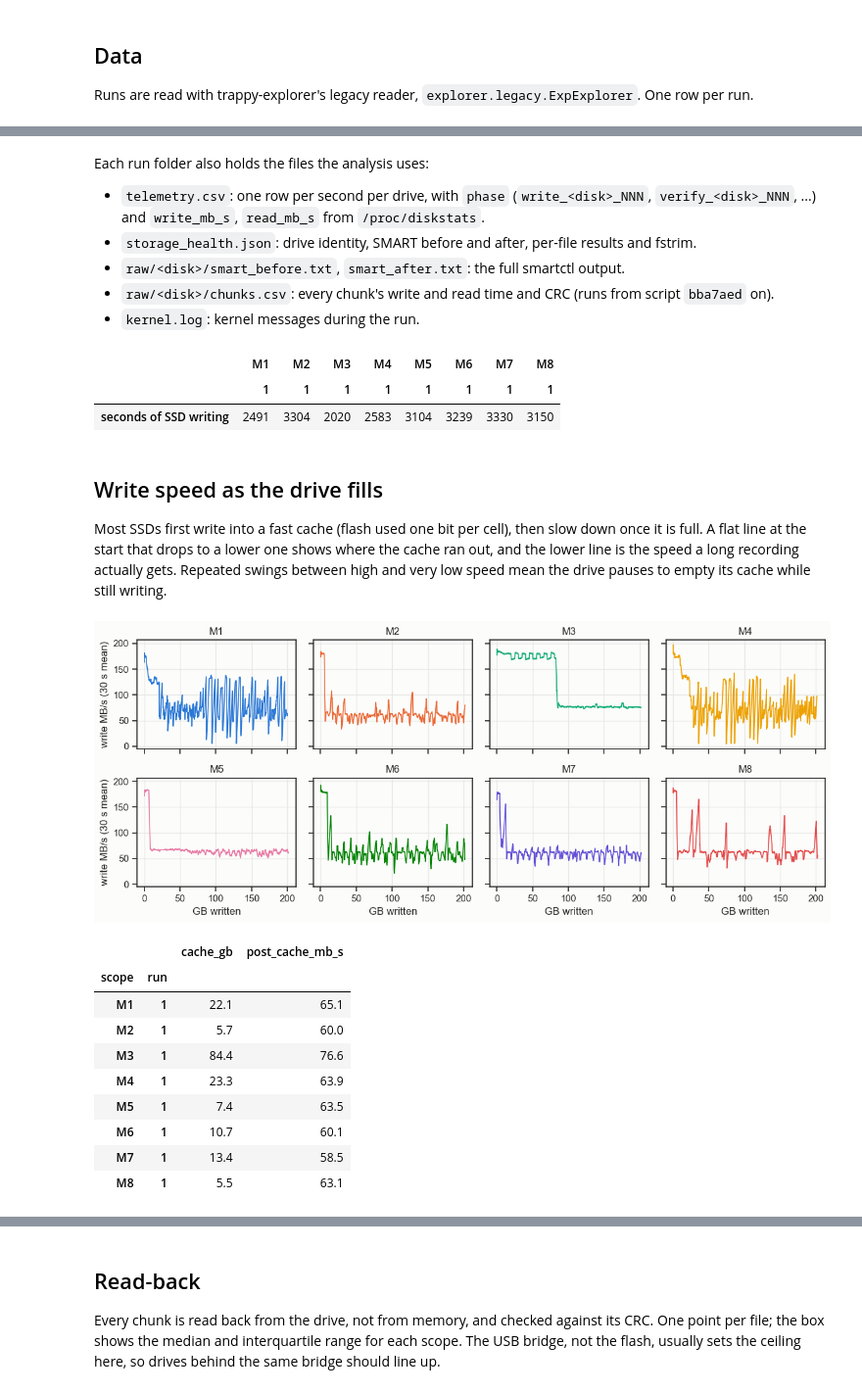
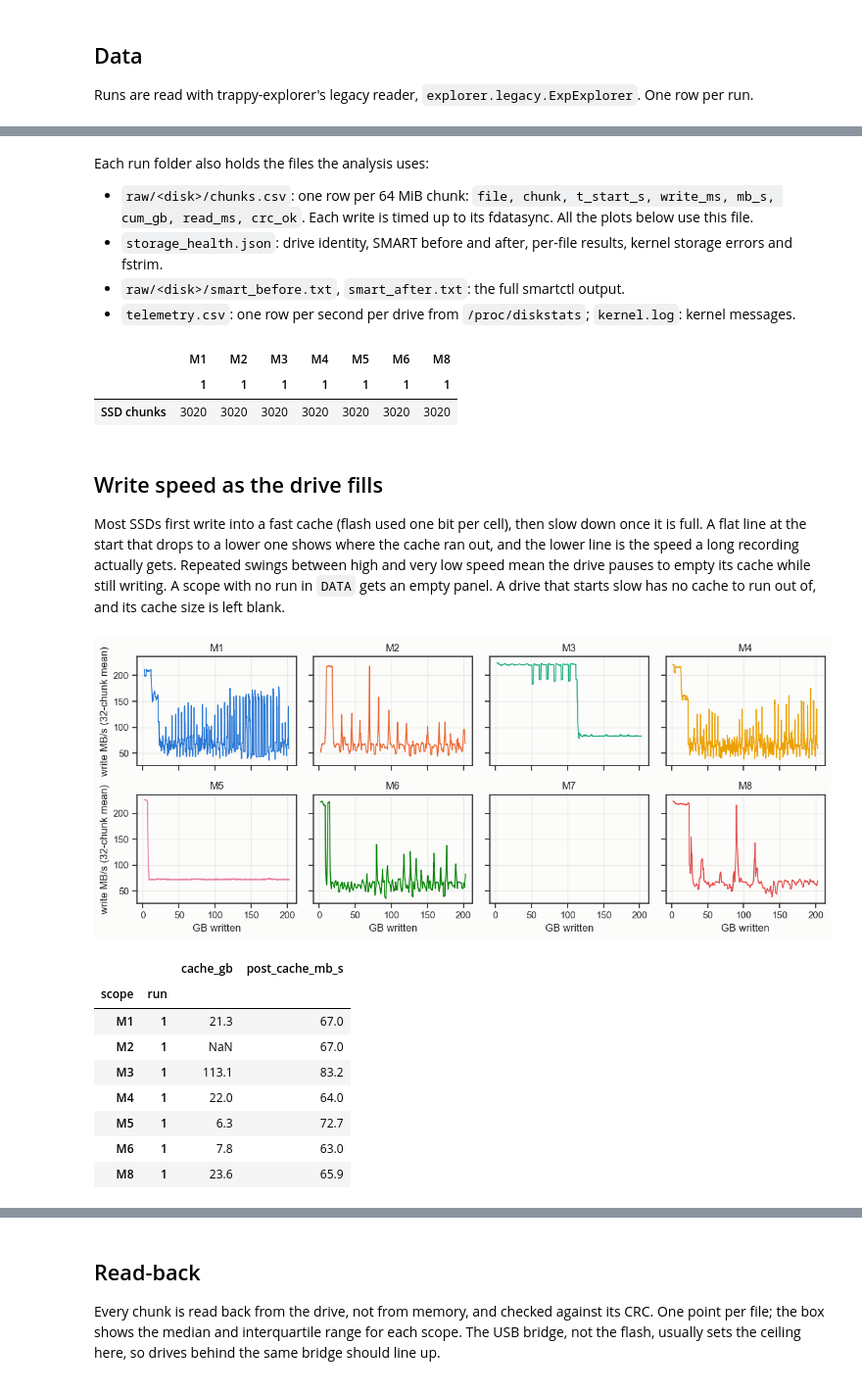
Before and after one commit to Trappy-Scopes/trappyframe, a Jupyter notebook: calibrations/storage_health.ipynb, the cells around one changed output, grey strips where cells are left out. Shown at 98% size. Cells and saved outputs as stored; diff of their text form; code cells hidden in the pictures.

```diff
--- a/calibrations/storage_health.ipynb
+++ b/calibrations/storage_health.ipynb
@@ -60,9 +41,11 @@ import seaborn as sns
 import rich, yaml
 from explorer.legacy import ExpExplorer
 
-DATA = os.environ.get("CALIBRATION_DATA", "/Users/byatharth/data/debugging/2026_11_13_storage_health_data")   # set to your own runs
+DATA = "/Users/byatharth/data/debugging/2026_11_15_storage_test2"   # set to your own runs
 OUT = "results"                                        # the fleet table is written here
 REQ = 15.7                                             # MB/s a continuous recording needs
+CHUNK_MB = 64 * 2**20 / 1e6                            # one 64 MiB chunk, in MB
+RT_S = CHUNK_MB / REQ                                  # seconds of video one chunk holds (~4.3 s)
 SCOPES = [f"M{i}" for i in range(1, 9)]
 COLORS = dict(zip(SCOPES, ["#2a78d6", "#eb6834", "#1baf7a", "#eda100",
                            "#e87ba4", "#008300", "#6250d6", "#e34948"]))
@@ -154,36 +135,30 @@ verify       168 rows   disk, n, chunks_bad, chunks_ok, read_mb_s
 # %% [markdown]
 Each run folder also holds the files the analysis uses:
 
-- `telemetry.csv`: one row per second per drive, with `phase` (`write_<disk>_NNN`, `verify_<disk>_NNN`, ...)
-  and `write_mb_s`, `read_mb_s` from `/proc/diskstats`.
-- `storage_health.json`: drive identity, SMART before and after, per-file results and fstrim.
+- `raw/<disk>/chunks.csv`: one row per 64 MiB chunk: `file, chunk, t_start_s, write_ms, mb_s, cum_gb,
+  read_ms, crc_ok`. Each write is timed up to its fdatasync. All the plots below use this file.
+- `storage_health.json`: drive identity, SMART before and after, per-file results, kernel storage errors and fstrim.
 - `raw/<disk>/smart_before.txt`, `smart_after.txt`: the full smartctl output.
-- `raw/<disk>/chunks.csv`: every chunk's write and read time and CRC (runs from script `bba7aed` on).
-- `kernel.log`: kernel messages during the run.
+- `telemetry.csv`: one row per second per drive from `/proc/diskstats`; `kernel.log`: kernel messages.
 # %%
 def find(d, pattern):
     hit = sorted(glob.glob(os.path.join(d, "**", pattern), recursive=True))
     return hit[0] if hit else None
 
 def load(row):
-    t = pd.read_csv(f"{row.dir}/telemetry.csv")
-    t = t[t.disk == "sda"].reset_index(drop=True)
-    t["dt"] = t.elapsed_s.diff().fillna(1.0)               # rows are ~1 s apart, not exactly
-    t["mb"] = t.write_mb_s * t.dt
-    edge = (t.phase != t.phase.shift()) | (t.phase != t.phase.shift(-1))
-    w = t[t.phase.str.startswith("write_sda") & ~edge].reset_index(drop=True)  # drop file switches
-    w["gb"] = w.mb.cumsum() / 1000
-    w["minutes"] = (w.elapsed_s - w.elapsed_s.iloc[0]) / 60
-    return w
+    c = pd.read_csv(find(row.dir, "sda/chunks.csv"))
+    c["write_s"] = c.write_ms / 1000
+    c["minutes"] = c.t_start_s / 60
+    return c
 
 W = {k: load(r) for k, r in runs.iterrows()}
 J = {k: json.load(open(f"{r.dir}/storage_health.json")) for k, r in runs.iterrows()}
 dev = lambda k, disk: next(x for x in J[k]["devices"] if x["device"]["name"] == disk)
-pd.Series({k: len(w) for k, w in W.items()}, name="seconds of SSD writing").to_frame().T
+pd.Series({k: len(w) for k, w in W.items()}, name="SSD chunks").to_frame().T
 # %% [output]
-|  | M1 | M2 | M3 | M4 | M5 | M6 | M7 | M8 |
-|  | 1 | 1 | 1 | 1 | 1 | 1 | 1 | 1 |
-| seconds of SSD writing | 2491 | 3304 | 2020 | 2583 | 3104 | 3239 | 3330 | 3150 |
+|  | M1 | M2 | M3 | M4 | M5 | M6 | M8 |
+|  | 1 | 1 | 1 | 1 | 1 | 1 | 1 |
+| SSD chunks | 3020 | 3020 | 3020 | 3020 | 3020 | 3020 | 3020 |
 # %% [markdown]
 ## Write speed as the drive fills
 
@@ -191,31 +166,33 @@ Most SSDs first write into a fast cache (flash used one bit per cell), then slow
 line at the start that drops to a lower one shows where the cache ran out, and the lower line is the speed a
 long recording actually gets. Repeated swings between high and very low speed mean the drive pauses to empty
 its cache while still writing.
+A scope with no run in `DATA` gets an empty panel. A drive that starts slow has no cache to run out of, and its
+cache size is left blank.
 # %%
 fig, axes = plt.subplots(2, 4, figsize=(12, 5), sharex=True, sharey=True)
 for ax, s in zip(axes.flat, SCOPES):
     for (sc, run), w in W.items():
         if sc == s:
-            ax.plot(w.gb, w.write_mb_s.rolling(30, min_periods=1).mean(),
-                    color=COLORS[s], alpha=1 / run)
+            speed = 32 * CHUNK_MB / w.write_s.rolling(32, min_periods=1).sum()   # bytes / time
+            ax.plot(w.cum_gb, speed.where(w.index >= 31), color=COLORS[s], alpha=1 / run)
     ax.set_title(s)
 for ax in axes[1]:
     ax.set_xlabel("GB written")
 for ax in axes[:, 0]:
-    ax.set_ylabel("write MB/s (30 s mean)")
+    ax.set_ylabel("write MB/s (32-chunk mean)")
 fig.tight_layout()
 # %% [output]
-[figure, old version]
+[figure, new version]
 # %%
-def cache(w, drop=0.5, win=60):
-    """GB written before the 60 s mean first falls below half the opening speed, and the speed after it."""
-    mb, dt, gb = w.mb.to_numpy(), w.dt.to_numpy(), w.gb.to_numpy()
-    roll = pd.Series(mb).rolling(win).sum() / pd.Series(dt).rolling(win).sum()
-    below = np.flatnonzero(roll.to_numpy() < drop * mb[:30].sum() / dt[:30].sum())
+def cache(w, drop=0.5, win=32):
+    """GB written before the 32-chunk speed first falls below half the opening speed, and the speed after it."""
+    s, gb = w.write_s.to_numpy(), w.cum_gb.to_numpy()
+    roll = win * CHUNK_MB / pd.Series(s).rolling(win).sum().to_numpy()
+    below = np.flatnonzero(roll < drop * 16 * CHUNK_MB / s[:16].sum())
     if not len(below):
-        return np.nan, mb.sum() / dt.sum()
+        return np.nan, len(s) * CHUNK_MB / s.sum()
     cut = below[0] - win // 2
-    return gb[cut], mb[cut:].sum() / dt[cut:].sum()
+    return gb[cut], (len(s) - cut) * CHUNK_MB / s[cut:].sum()
 
 cache_tab = pd.DataFrame([cache(w) for w in W.values()], index=runs.index,
                          columns=["cache_gb", "post_cache_mb_s"])
@@ -223,12 +200,11 @@ cache_tab.round(1)
 # %% [output]
 |  |  | cache_gb | post_cache_mb_s |
 | scope | run |  |  |
-| M1 | 1 | 22.1 | 65.1 |
-| M2 | 1 | 5.7 | 60.0 |
-| M3 | 1 | 84.4 | 76.6 |
-| M4 | 1 | 23.3 | 63.9 |
-| M5 | 1 | 7.4 | 63.5 |
-| M6 | 1 | 10.7 | 60.1 |
-| M7 | 1 | 13.4 | 58.5 |
-| M8 | 1 | 5.5 | 63.1 |
+| M1 | 1 | 21.3 | 67.0 |
+| M2 | 1 | NaN | 67.0 |
+| M3 | 1 | 113.1 | 83.2 |
+| M4 | 1 | 22.0 | 64.0 |
+| M5 | 1 | 6.3 | 72.7 |
+| M6 | 1 | 7.8 | 63.0 |
+| M8 | 1 | 23.6 | 65.9 |
 # %% [markdown]
```
Also changed, not shown: parts of 11 cells of this notebook, 1 other file.
